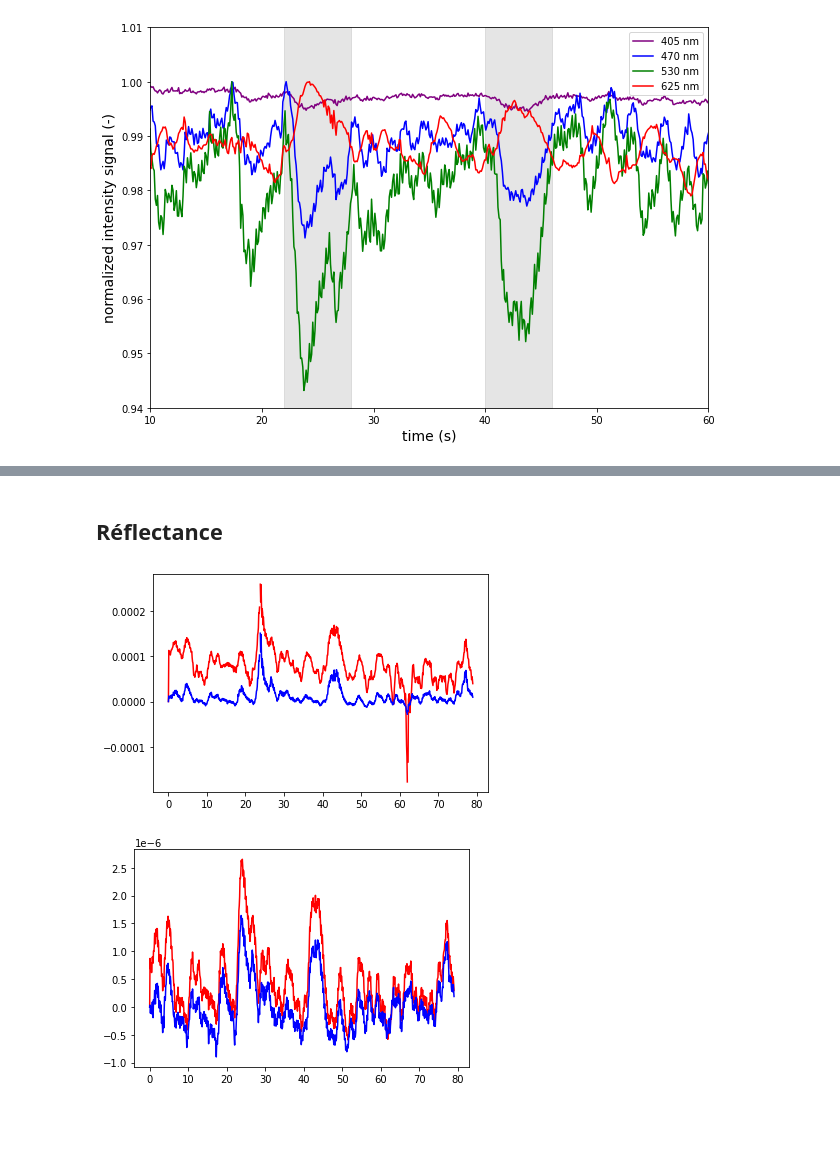
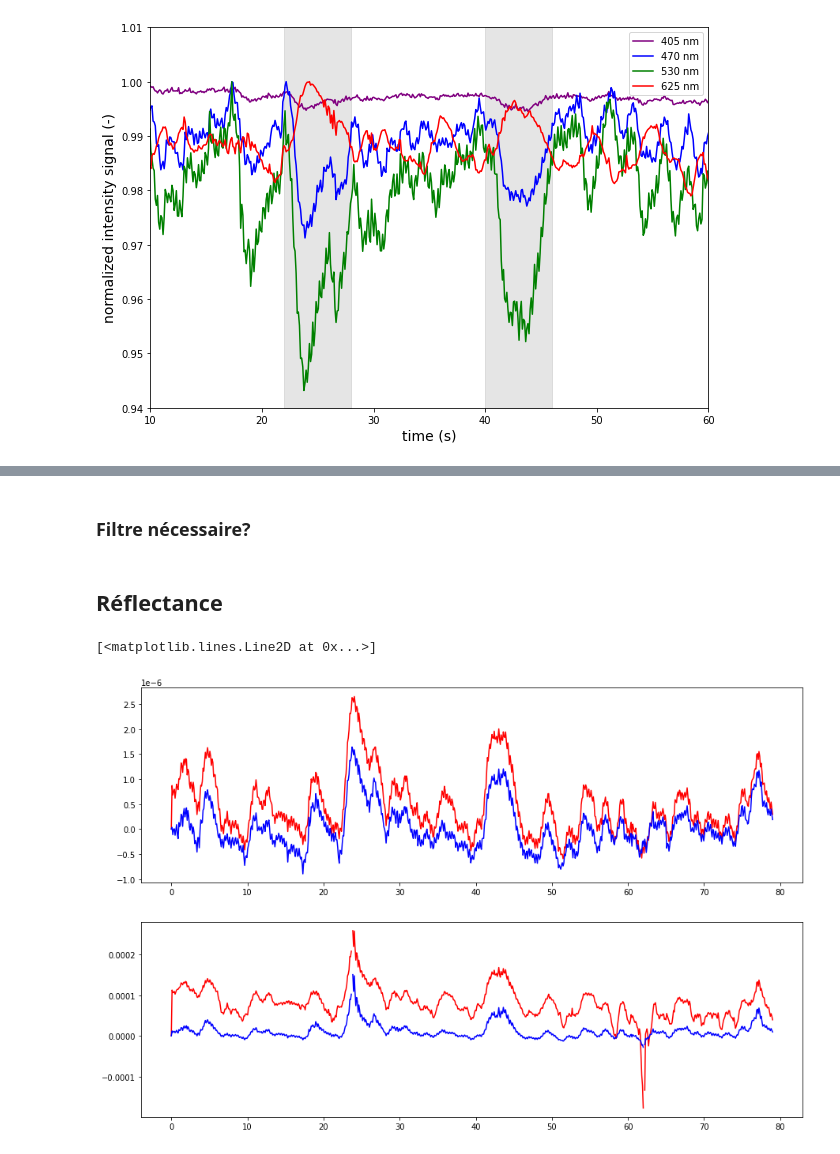
Before and after one commit to Laboratory-of-Vincent-Breton-Provencher/Widefield-Imaging-Acquisition, a Jupyter notebook: analysisPipeline/simplePlot.ipynb, the cells around one changed output, grey strips where cells are left out. Drawn from its saved outputs; the diff is of its cells as text; code cells hidden in the pictures; blank space fills up the shorter version.

```diff
--- a/analysisPipeline/simplePlot.ipynb
+++ b/analysisPipeline/simplePlot.ipynb
@@ -69,19 +92,25 @@ Text(0, 0.5, 'normalized intensity signal (-)')
+# %% [markdown]
+### Filtre nécessaire?
 # %% [markdown]
 ## Réflectance
 # %%
 # %matplotlib qt
-# %matplotlib inline
-HbR, HbO = aF.oxygenation(mod_red, mod_green)
-
-plt.plot(timestamp, HbO, 'r')
-plt.plot(timestamp, HbR, 'b')
-plt.show()
-
+%matplotlib inline
+m_HbR, m_HbO = aF.oxygenation(mod_red, mod_green)
 HbR, HbO = aF.oxygenation(red, green)
 
-plt.plot(timestamp, HbO, 'r')
-plt.plot(timestamp, HbR, 'b')
-plt.show()
+fig = plt.figure(figsize=(15, 10))
+
+ax1 = plt.subplot(2, 1, 1)
+ax1.plot(timestamp, HbO, 'r')
+ax1.plot(timestamp, HbR, 'b')
+# plt.xlim(60, 65)
+
+ax2 = plt.subplot(2, 1, 2)
+ax2.plot(timestamp, m_HbO, 'r')
+ax2.plot(timestamp, m_HbR, 'b')
+# plt.xlim(20, 25)
+# print(m_HbO)
 # %% [output]
+[<matplotlib.lines.Line2D at 0x...>]
-[figure, old version]
+[figure, new version]
-[figure, removed]
```
Also changed, not shown: parts of 5 cells of this notebook, 3 other files.
